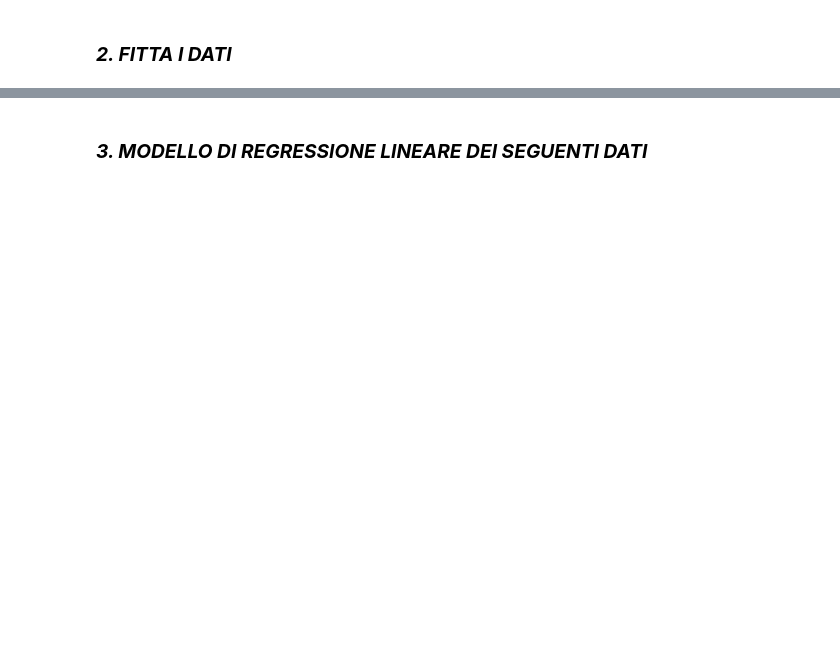
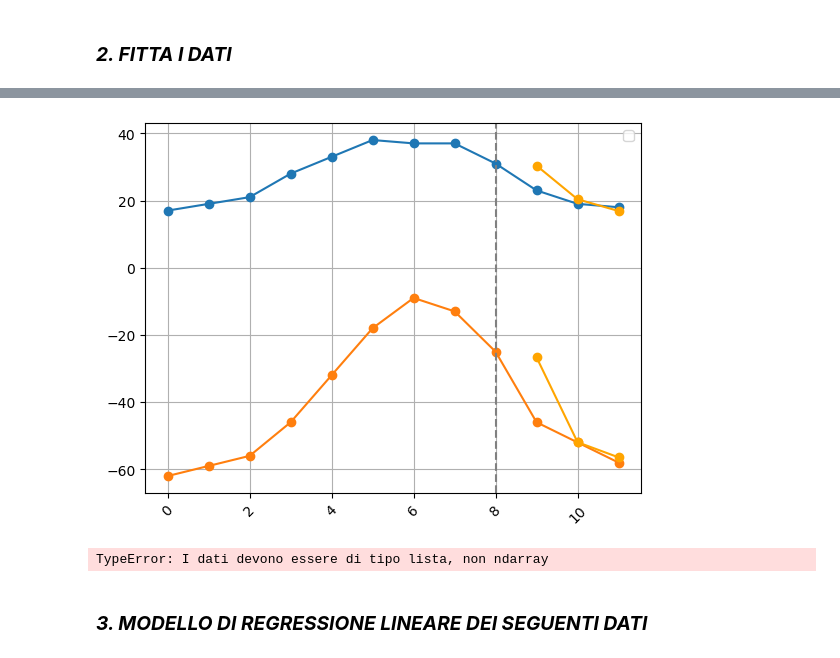
Before and after one commit to MatteoBarel57/programminglab2, a Jupyter notebook: Es6.ipynb, the cells around one changed output, grey strips where cells are left out. Cells and saved outputs as stored; diff of their text form; code cells hidden in the pictures; blank space fills up the shorter version.

```diff
--- a/Es6.ipynb
+++ b/Es6.ipynb
@@ -39,2 +56,65 @@ varianza = distribuzione.var()
+# %%
+window = 3
+split_index = 9
+
+fit_values_max = values_max[:split_index]
+fit_values_min = values_min[:split_index]
+
+test_values_max = values_max[split_index:]
+test_values_min = values_min[split_index:]
+
+data_max = values_max[split_index - window:]
+data_min = values_min[split_index - window:]
+
+fit_trend_model_max = FitTrendModel(window=window)
+fit_trend_model_min = FitTrendModel(window=window)
+
+fit_trend_model_max.fit(fit_values_max)
+fit_trend_model_min.fit(fit_values_min)
+
+fit_pred_data_max = []
+fit_pred_data_min = []
+
+predicted_values_max = list(map(float, data_max[:window]))
+predicted_values_min = list(map(float, data_min[:window]))
+
+for i in range(len(data_max) - window):
+    prediction = fit_trend_model_max.predict(predicted_values_max)
+    fit_pred_data_max.append(prediction)
+    del predicted_values_max[0]
+    predicted_values_max.append(float(data_max[i + window]))
+
+for i in range(len(data_min) - window):
+    prediction = fit_trend_model_min.predict(predicted_values_min)
+    fit_pred_data_min.append(prediction)
+    del predicted_values_min[0]
+    predicted_values_min.append(float(data_min[i + window]))
+
+x_max = list(range(len(values_max)))
+x_min = list(range(len(values_min)))
+
+x_fit_max = list(range(split_index, split_index + len(fit_pred_data_max)))
+x_fit_min = list(range(split_index, split_index + len(fit_pred_data_min)))
+
+plt.plot(x_max, values_max, marker='o', linestyle='-')
+plt.plot(x_min, values_min, marker='o', linestyle='-')
+
+plt.plot(x_fit_max, fit_pred_data_max, color='orange', marker='o', linestyle='-')
+plt.plot(x_fit_min, fit_pred_data_min, color='orange', marker='o', linestyle='-')
+
+plt.axvline(split_index - 1, color='gray', linestyle='--')
+plt.legend()
+plt.xticks(rotation=45)
+plt.grid(True)
+plt.show()
+# %% [output]
+[figure, added]
+# %%
+mae_fit_trend_max = fit_trend_model_max.evaluate(values_max)
+print(f"FitTrendModel → MAE_M: {mae_fit_trend_max:.2f}")
+mae_fit_trend_min = fit_trend_model_min.evaluate(values_min)
+print(f"FitTrendModel → MAE_m: {mae_fit_trend_min:.2f}")
+# %% [output]
+TypeError: I dati devono essere di tipo lista, non ndarray
 # %% [markdown]
 ### ***3. MODELLO DI REGRESSIONE LINEARE DEI SEGUENTI DATI***
```
Also changed, not shown: parts of 3 cells of this notebook.
